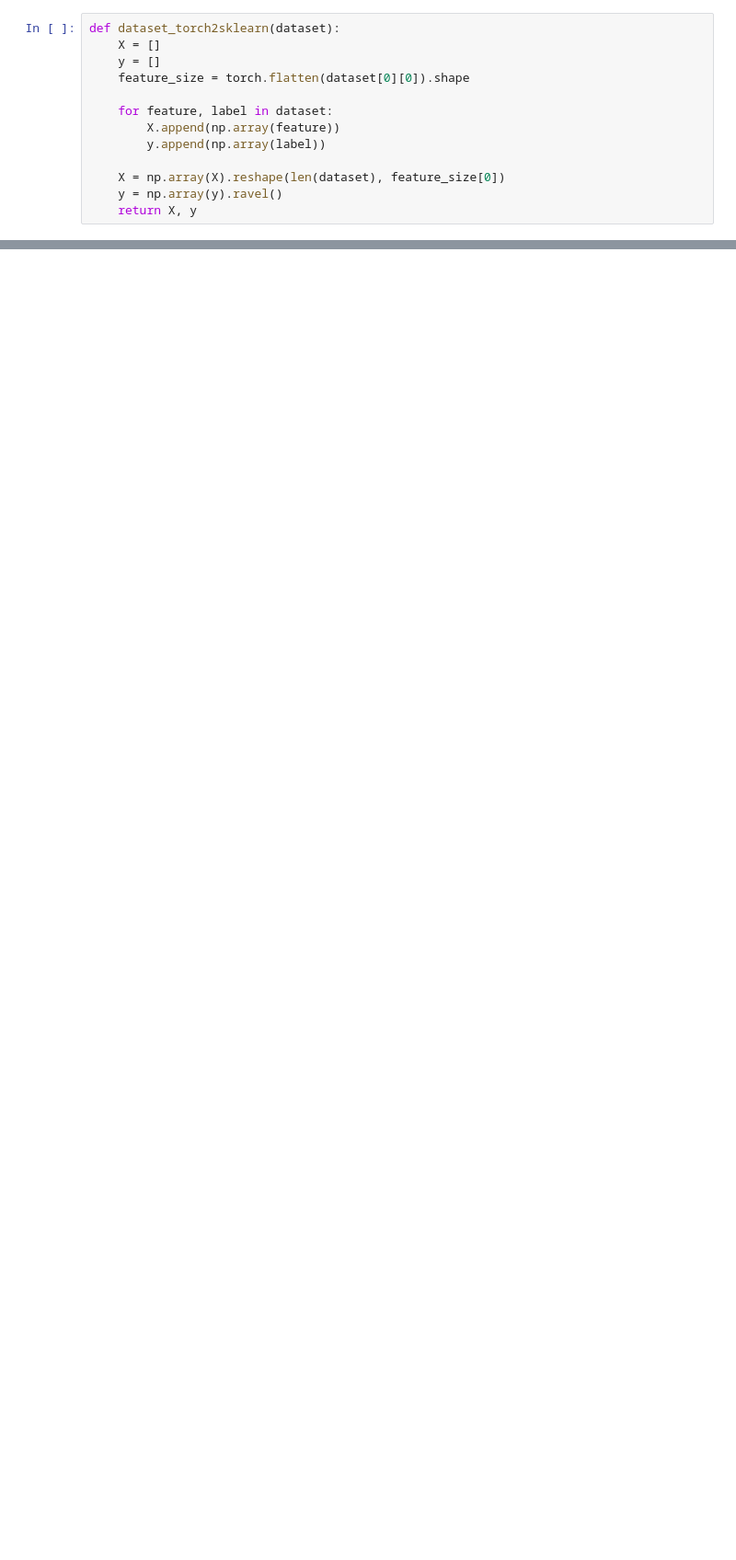
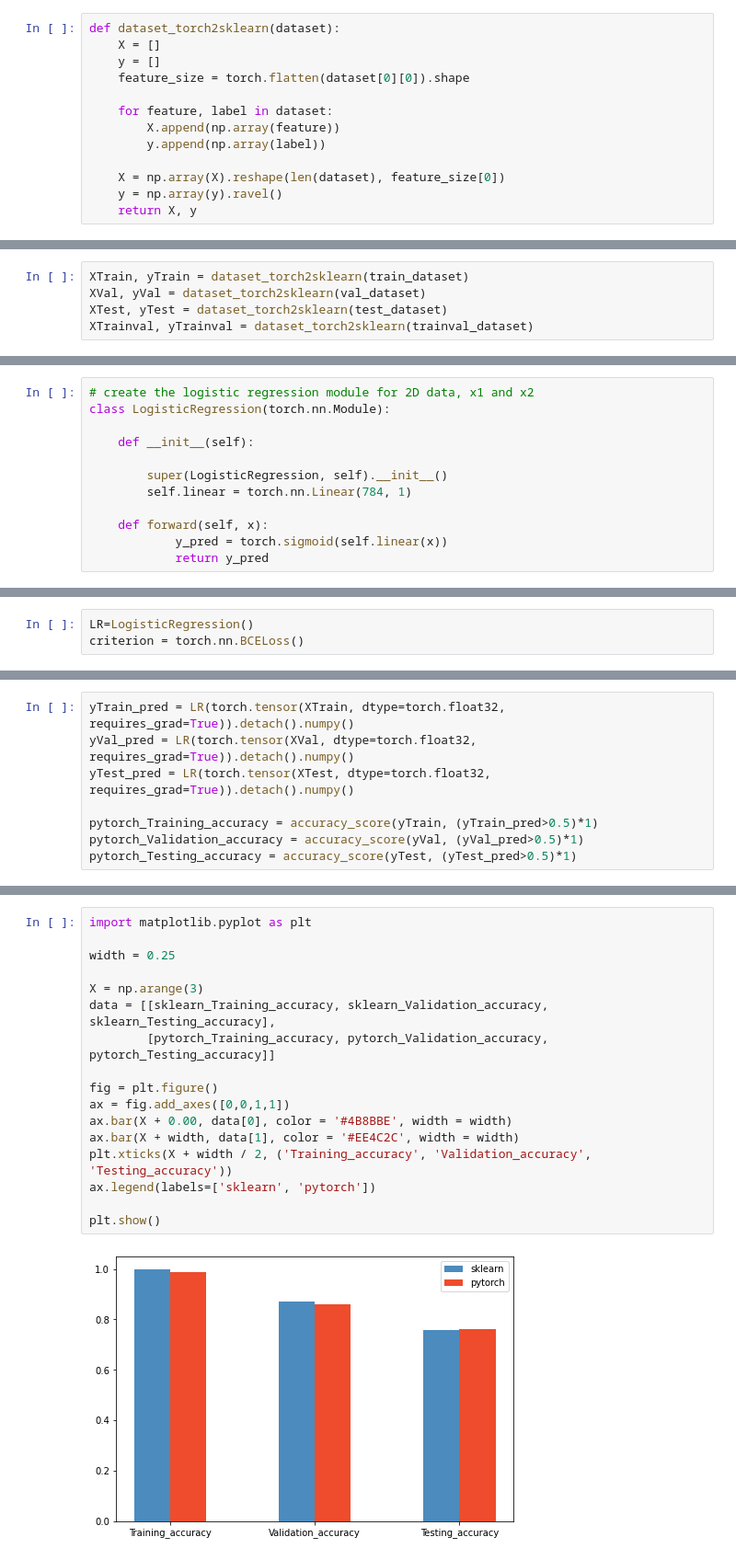
Before and after one commit to Fzkuji/COM6509, a Jupyter notebook: Assignment/COM4509-6509_Assignment_Part2_Username_acp21zf.ipynb, the cells around one changed output, grey strips where cells are left out. Shown at 92% size. Saved outputs shown, nothing was run; the diff lists cells and outputs as text; blank space fills up the shorter version.

```diff
--- a/Assignment/COM4509-6509_Assignment_Part2_Username_acp21zf.ipynb
+++ b/Assignment/COM4509-6509_Assignment_Part2_Username_acp21zf.ipynb
@@ -145 +129,6 @@ clf = LogisticRegression(max_iter=5000).fit(XTrain, yTrain)
+# %%
+XTrain, yTrain = dataset_torch2sklearn(train_dataset)
+XVal, yVal = dataset_torch2sklearn(val_dataset)
+XTest, yTest = dataset_torch2sklearn(test_dataset)
+XTrainval, yTrainval = dataset_torch2sklearn(trainval_dataset)
 # %%
@@ -195,0 +217,12 @@ print(grid_regression.best_score_,grid_regression.best_params_)
+# %%
+# create the logistic regression module for 2D data, x1 and x2
+class LogisticRegression(torch.nn.Module):
+
+    def __init__(self):
+
+        super(LogisticRegression, self).__init__()
+        self.linear = torch.nn.Linear(784, 1)
+
+    def forward(self, x):
+            y_pred = torch.sigmoid(self.linear(x))
+            return y_pred
@@ -195,0 +238,3 @@ print(grid_regression.best_score_,grid_regression.best_params_)
+# %%
+LR=LogisticRegression()
+criterion = torch.nn.BCELoss()
@@ -195,0 +292,8 @@ print(grid_regression.best_score_,grid_regression.best_params_)
+# %%
+yTrain_pred = LR(torch.tensor(XTrain, dtype=torch.float32, requires_grad=True)).detach().numpy()
+yVal_pred = LR(torch.tensor(XVal, dtype=torch.float32, requires_grad=True)).detach().numpy()
+yTest_pred = LR(torch.tensor(XTest, dtype=torch.float32, requires_grad=True)).detach().numpy()
+
+pytorch_Training_accuracy = accuracy_score(yTrain, (yTrain_pred>0.5)*1)
+pytorch_Validation_accuracy = accuracy_score(yVal, (yVal_pred>0.5)*1)
+pytorch_Testing_accuracy = accuracy_score(yTest, (yTest_pred>0.5)*1)
@@ -195,0 +312,19 @@ print(grid_regression.best_score_,grid_regression.best_params_)
+# %%
+import matplotlib.pyplot as plt
+
+width = 0.25
+
+X = np.arange(3)
+data = [[sklearn_Training_accuracy, sklearn_Validation_accuracy, sklearn_Testing_accuracy],
+        [pytorch_Training_accuracy, pytorch_Validation_accuracy, pytorch_Testing_accuracy]]
+
+fig = plt.figure()
+ax = fig.add_axes([0,0,1,1])
+ax.bar(X + 0.00, data[0], color = '#4B8BBE', width = width)
+ax.bar(X + width, data[1], color = '#EE4C2C', width = width)
+plt.xticks(X + width / 2, ('Training_accuracy', 'Validation_accuracy', 'Testing_accuracy'))
+ax.legend(labels=['sklearn', 'pytorch'])
+
+plt.show()
+# %% [output]
+[figure, added]
```
Also changed, not shown: parts of 45 cells of this notebook, 1 other file.
